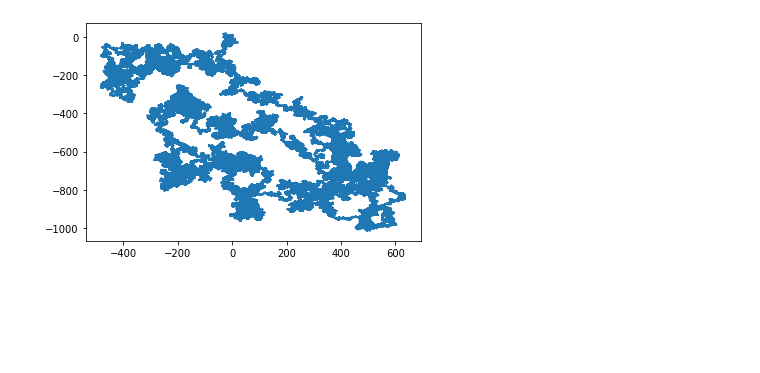
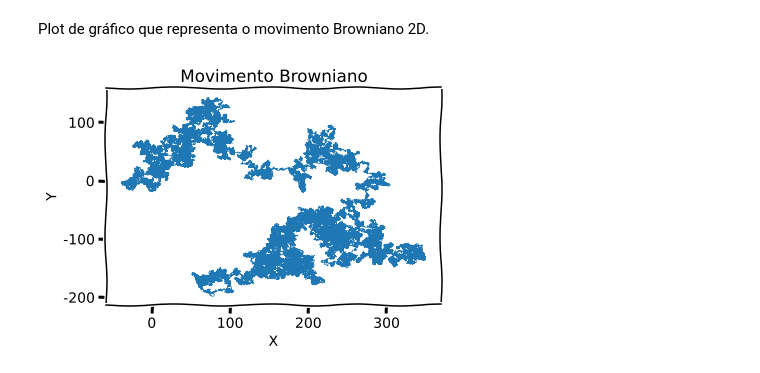
Before and after one commit to rodrigo-anjos/mov_brow, a Jupyter notebook: movimento_browniano.ipynb, the cells around one changed output. Drawn from its saved outputs; the diff is of its cells as text; code cells hidden in the pictures; blank space fills up the shorter version.

Commit message:
add movimento_browniano graph new stuff

```diff
--- a/movimento_browniano.ipynb
+++ b/movimento_browniano.ipynb
@@ -1,29 +1,32 @@
+# %% [markdown]
+Plot de gráfico que representa o movimento Browniano 2D.
 # %%
 from random import randrange
-from matplotlib import pyplot
+from matplotlib import pyplot as plt
 
+plt.xkcd()
 x=0
 y=0
 i=0
 xlist=[0]
 ylist=[0]
-while i<1000000:
+for i in range(100000):
     z=randrange(4)
-    if z==0:
+    if z==0:     #anda para direita 0->direita
         x=x+1
-    if z==1:
+    if z==1:     #anda para esquerda 1-> esquerda
         x=x-1
-    if z==2:
+    if z==2:     #anda para cima 2->cima
         y=y+1
-    if z==3:
+    if z==3:     #anda para baixo 3->baixo
         y=y-1
     xlist.append(x)
     ylist.append(y)
-    i=i+1
 
-
-
-pyplot.plot(xlist,ylist)
-pyplot.show()
+plt.plot(xlist,ylist, linewidth=0.7)
+plt.xlabel('X')
+plt.ylabel('Y')
+plt.title('Movimento Browniano')
+plt.show()
 # %% [output]
-[figure, old version]
+[figure, new version]
```
Also changed, not shown: parts of 2 cells of this notebook.
